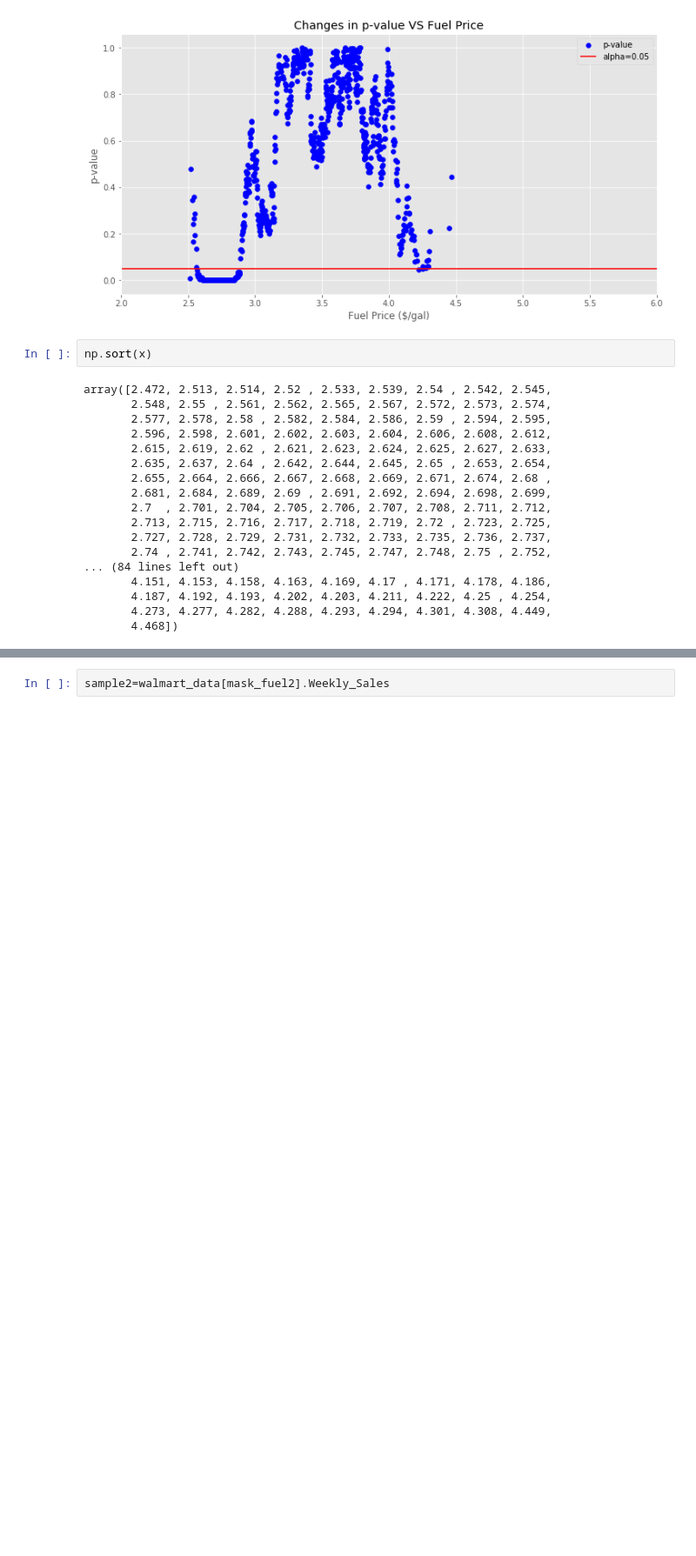
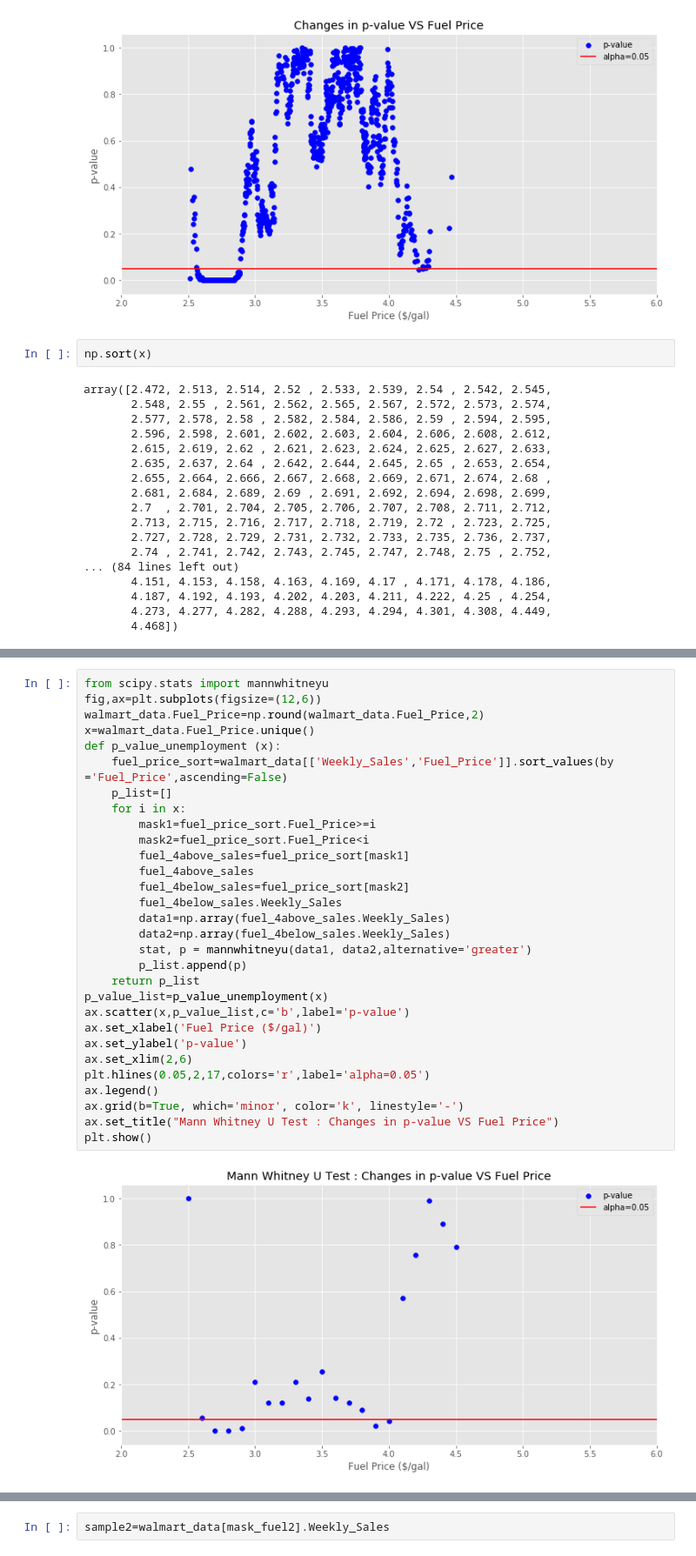
Before and after one commit to Niv-19/Capstone1_Niv, a Jupyter notebook: Walmart Sales Analysis.ipynb, the cells around one changed output, grey strips where cells are left out. Shown at 87% size. Drawn from its saved outputs; the diff is of its cells as text; blank space fills up the shorter version.

Commit message:
added Mann Whitney U Test

```diff
--- a/Walmart Sales Analysis.ipynb
+++ b/Walmart Sales Analysis.ipynb
@@ -859,0 +894,32 @@ plt.tight_layout()
+# %%
+from scipy.stats import mannwhitneyu
+fig,ax=plt.subplots(figsize=(12,6))
+walmart_data.Fuel_Price=np.round(walmart_data.Fuel_Price,2)
+x=walmart_data.Fuel_Price.unique()
+def p_value_unemployment (x):
+    fuel_price_sort=walmart_data[['Weekly_Sales','Fuel_Price']].sort_values(by ='Fuel_Price',ascending=False)
+    p_list=[]
+    for i in x:
+        mask1=fuel_price_sort.Fuel_Price>=i
+        mask2=fuel_price_sort.Fuel_Price<i
+        fuel_4above_sales=fuel_price_sort[mask1]
+        fuel_4above_sales
+        fuel_4below_sales=fuel_price_sort[mask2]
+        fuel_4below_sales.Weekly_Sales
+        data1=np.array(fuel_4above_sales.Weekly_Sales)
+        data2=np.array(fuel_4below_sales.Weekly_Sales)
+        stat, p = mannwhitneyu(data1, data2,alternative='greater')
+        p_list.append(p)
+    return p_list
+p_value_list=p_value_unemployment(x)
+ax.scatter(x,p_value_list,c='b',label='p-value')
+ax.set_xlabel('Fuel Price ($/gal)')
+ax.set_ylabel('p-value')
+ax.set_xlim(2,6)
+plt.hlines(0.05,2,17,colors='r',label='alpha=0.05')
+ax.legend()
+ax.grid(b=True, which='minor', color='k', linestyle='-')
+ax.set_title("Mann Whitney U Test : Changes in p-value VS Fuel Price")
+plt.show()
+# %% [output]
+[figure, added]
```
Also changed, not shown: parts of 12 cells of this notebook.
